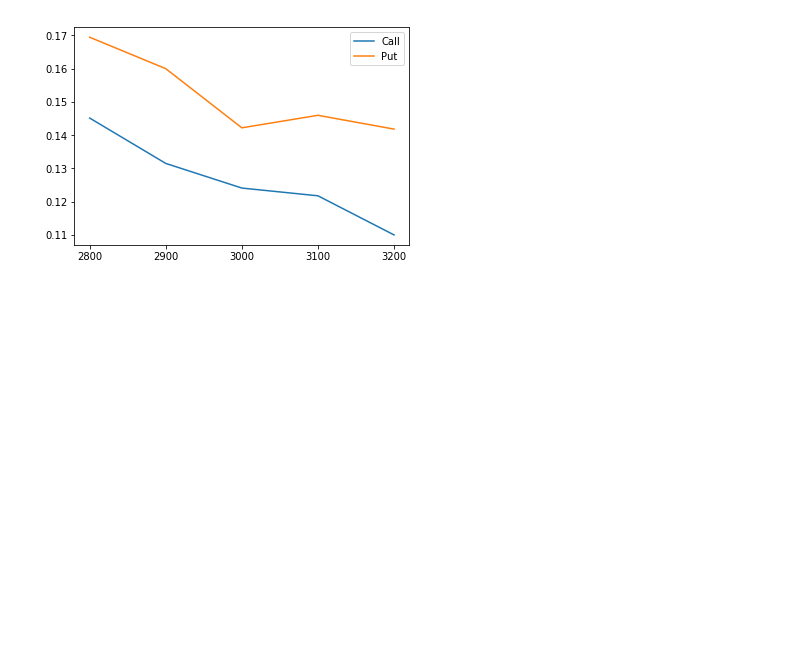
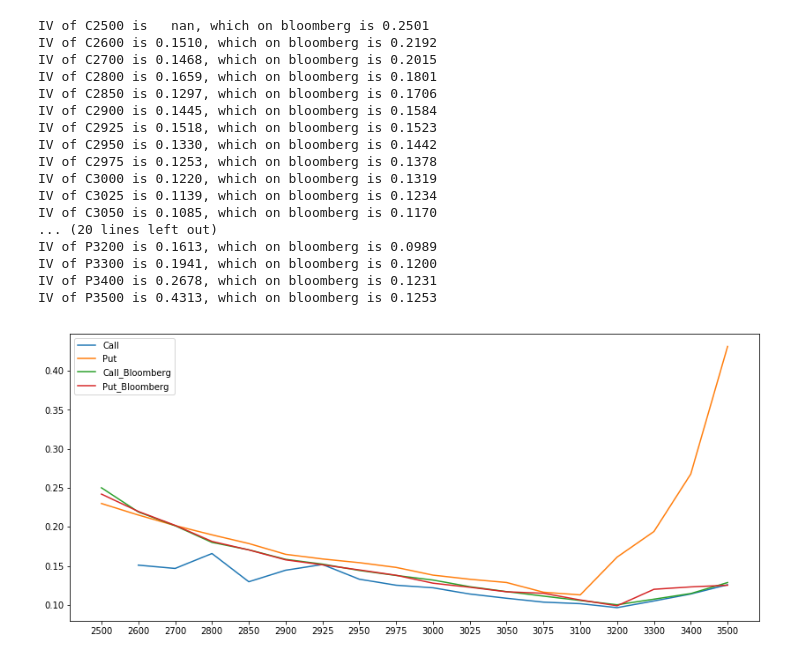
Before and after one commit to IrwinLai/SPX-Implied-Volatility, a Jupyter notebook: SPX_IV.ipynb, the cells around one changed output. Drawn from its saved outputs; the diff is of its cells as text; code cells hidden in the pictures; blank space fills up the shorter version.

Commit message:
Add files via upload
update more options

```diff
--- a/SPX_IV.ipynb
+++ b/SPX_IV.ipynb
@@ -42,7 +53,7 @@ def BSM(s,k,t,r,sigma,cp):
     if cp == 'C': # Call
         call = s*norm.cdf(d1,0,1) - k*exp(-r*t) * norm.cdf(d2,0,1)
         return call, vega
-    else: # Put
+    elif cp == 'P':
         put = k*exp(-r*t) * norm.cdf(-d2,0,1) - s*norm.cdf(-d1,0,1)
         return put, vega
 
@@ -57,33 +68,66 @@ def IV(date, option):  # option means the name of the option, string
     cp = option[0] # call or put
     r = tem['SOFR'].values[0]/100  # SOFR
     s = tem['SPX'].values[0]  # underlying (SPX)
-    sigma = 0.5  # initial sigma
+    sigma = 0.2  # initial sigma
 
     bsm_p, vega = BSM(s,k,t,r,sigma,cp)
     sigma_pre = sigma
     sigma = sigma_pre - (mkt_p - bsm_p)/(-1*vega)
-    while abs(sigma - sigma_pre) > 0.001:
+    while abs(sigma - sigma_pre) > 0.0005:
         sigma_pre = sigma
         bsm_p, vega = BSM(s,k,t,r,sigma,cp)
-        sigma = sigma_pre - (mkt_p - bsm_p)/(-1*vega)  # Newton's method
+        sigma = sigma_pre - 0.5*(mkt_p - bsm_p)/(-1*vega)  # Newton's method
+    print("IV of {a} is {b:5.4f}, which on bloomberg is {c:5.4f}".format(a=option, b=sigma, c=tem[option+'_IV'].values[0]/100))
     return sigma
 # %%
-date = '2018/9/5'
-clist = ['C2800','C2900','C3000','C3100','C3200']
-plist = ['P2800','P2900','P3000','P3100','P3200']
-result = pd.DataFrame(np.matrix([[0]*5]*2))
-result.columns = ['2800','2900','3000','3100','3200']
-tem = [0 for i in range(5)]
+date = '2019/10/17'
+clist = ['C2500', 'C2600', 'C2700', 'C2800', 'C2850', 'C2900', 'C2925', 'C2950', 'C2975', 'C3000', 'C3025',
+        'C3050', 'C3075', 'C3100', 'C3200', 'C3300', 'C3400', 'C3500']
+plist = ['P2500', 'P2600', 'P2700', 'P2800', 'P2850', 'P2900',  'P2925', 'P2950', 'P2975', 'P3000', 'P3025',
+        'P3050','P3075', 'P3100', 'P3200', 'P3300', 'P3400', 'P3500',]
+result = pd.DataFrame(np.matrix([[0]*len(clist)]*4))
+result.columns = map(lambda x:x[1:], clist)
+tem = [0 for i in range(len(clist))]
 
-for i in range(5):
+# calculate IV
+for i in range(len(clist)):
     tem[i] = IV(date,clist[i])
 result.iloc[0,:] = tem
-for i in range(5):
+for i in range(len(plist)):
     tem[i] = IV(date,plist[i])
 result.iloc[1,:] = tem
+
+# IV on bloomberg
+for i in range(len(clist)):
+    tem[i] = data.loc[data.Dates == date][clist[i]+'_IV'].values[0]/100
+result.iloc[2,:] = tem
+for i in range(len(plist)):
+    tem[i] = data.loc[data.Dates == date][plist[i]+'_IV'].values[0]/100
+result.iloc[3,:] = tem
+
+f, ax = plt.subplots(figsize=(14, 6))
 plt.plot(result.iloc[0,:], label = 'Call')
 plt.plot(result.iloc[1,:], label = 'Put')
+plt.plot(result.iloc[2,:], label = 'Call_Bloomberg')
+plt.plot(result.iloc[3,:], label = 'Put_Bloomberg')
 plt.legend()
 plt.show()
 # %% [output]
+IV of C2500 is   nan, which on bloomberg is 0.2501
+IV of C2600 is 0.1510, which on bloomberg is 0.2192
+IV of C2700 is 0.1468, which on bloomberg is 0.2015
+IV of C2800 is 0.1659, which on bloomberg is 0.1801
+IV of C2850 is 0.1297, which on bloomberg is 0.1706
+IV of C2900 is 0.1445, which on bloomberg is 0.1584
+IV of C2925 is 0.1518, which on bloomberg is 0.1523
+IV of C2950 is 0.1330, which on bloomberg is 0.1442
+IV of C2975 is 0.1253, which on bloomberg is 0.1378
+IV of C3000 is 0.1220, which on bloomberg is 0.1319
+IV of C3025 is 0.1139, which on bloomberg is 0.1234
+IV of C3050 is 0.1085, which on bloomberg is 0.1170
+... (20 lines left out)
+IV of P3200 is 0.1613, which on bloomberg is 0.0989
+IV of P3300 is 0.1941, which on bloomberg is 0.1200
+IV of P3400 is 0.2678, which on bloomberg is 0.1231
+IV of P3500 is 0.4313, which on bloomberg is 0.1253
-[figure, old version]
+[figure, new version]
```
Also changed, not shown: parts of 4 cells of this notebook, 1 other file.
